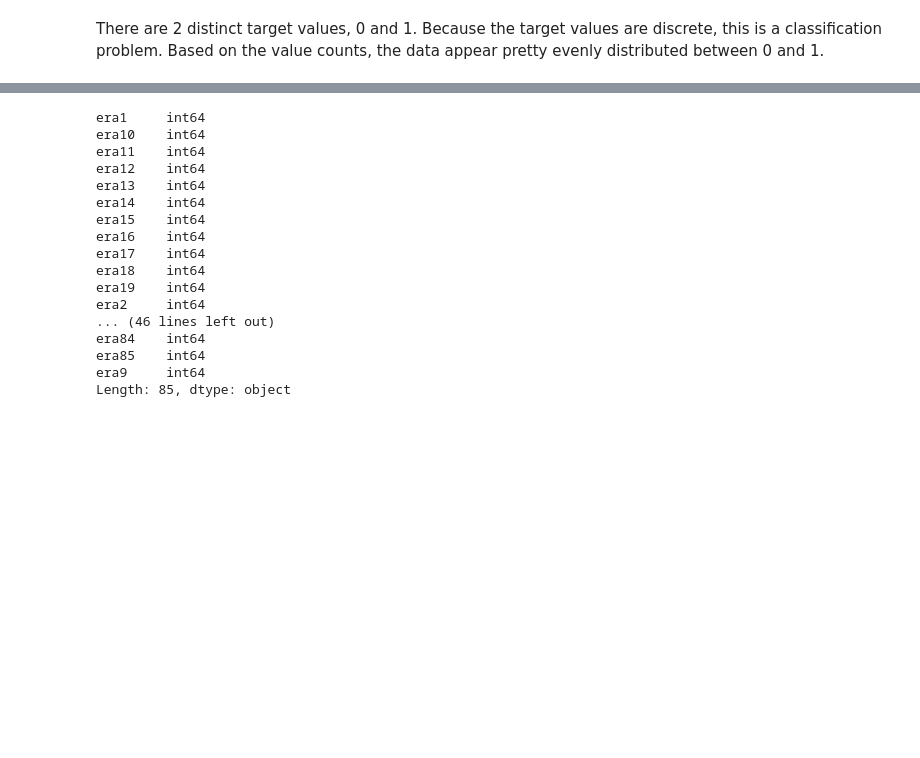
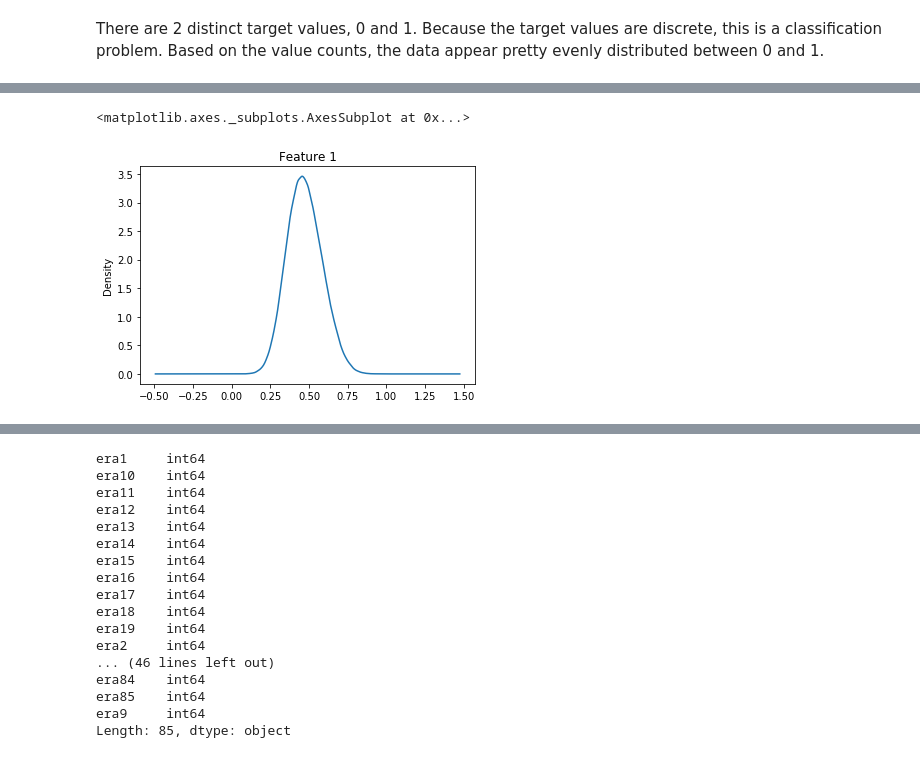
Before and after one commit to cchen181/numerai_tournament79, a Jupyter notebook: modelv2.ipynb, the cells around one changed output, grey strips where cells are left out. Saved outputs shown, nothing was run; the diff lists cells and outputs as text; code cells hidden in the pictures; blank space fills up the shorter version.

```diff
--- a/modelv2.ipynb
+++ b/modelv2.ipynb
@@ -180,0 +170,6 @@ Name: feature2, dtype: float64
+# %%
+#visual ## work on this more. ideally display all 50 kdes/density plots for inspection
+data.feature1.plot('density',title='Feature 1')
+# %% [output]
+<matplotlib.axes._subplots.AxesSubplot at 0x...>
+[figure, added]
```
Also changed, not shown: parts of 11 cells of this notebook.
